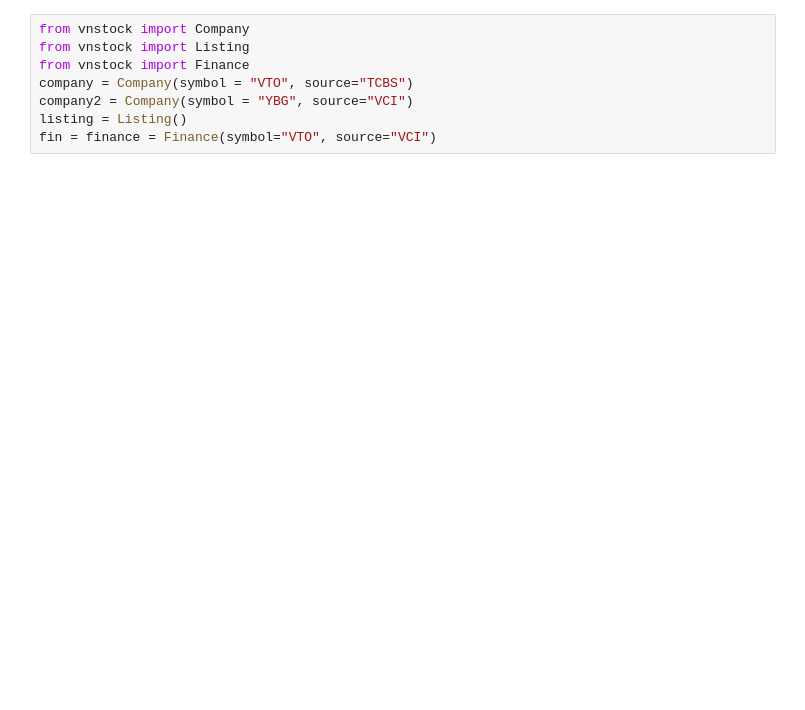
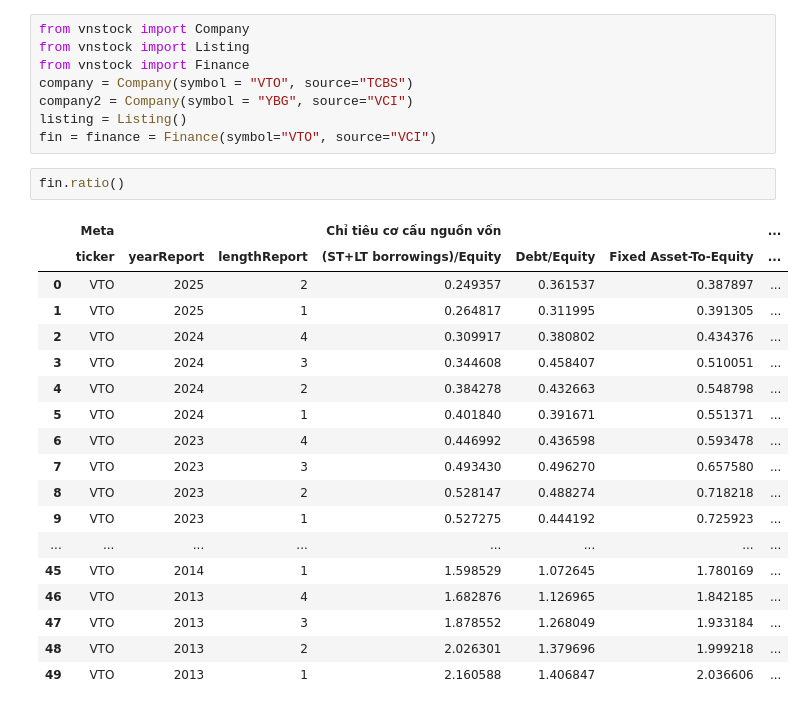
Before and after one commit to tohieu1603/pynews, a Jupyter notebook: readme.ipynb, the cells around one changed output. Saved outputs shown, nothing was run; the diff lists cells and outputs as text; blank space fills up the shorter version.

```diff
--- a/readme.ipynb
+++ b/readme.ipynb
@@ -6,5 +6,26 @@ company = Company(symbol = "VTO", source="TCBS")
 company2 = Company(symbol = "YBG", source="VCI")
 listing = Listing()
 fin = finance = Finance(symbol="VTO", source="VCI")
+# %%
+fin.ratio()
+# %% [output]
+|  | Meta |  |  | Chỉ tiêu cơ cấu nguồn vốn |  |  | ... |
+|  | ticker | yearReport | lengthReport | (ST+LT borrowings)/Equity | Debt/Equity | Fixed Asset-To-Equity | ... |
+| 0 | VTO | 2025 | 2 | 0.249357 | 0.361537 | 0.387897 | ... |
+| 1 | VTO | 2025 | 1 | 0.264817 | 0.311995 | 0.391305 | ... |
+| 2 | VTO | 2024 | 4 | 0.309917 | 0.380802 | 0.434376 | ... |
+| 3 | VTO | 2024 | 3 | 0.344608 | 0.458407 | 0.510051 | ... |
+| 4 | VTO | 2024 | 2 | 0.384278 | 0.432663 | 0.548798 | ... |
+| 5 | VTO | 2024 | 1 | 0.401840 | 0.391671 | 0.551371 | ... |
+| 6 | VTO | 2023 | 4 | 0.446992 | 0.436598 | 0.593478 | ... |
+| 7 | VTO | 2023 | 3 | 0.493430 | 0.496270 | 0.657580 | ... |
+| 8 | VTO | 2023 | 2 | 0.528147 | 0.488274 | 0.718218 | ... |
+| 9 | VTO | 2023 | 1 | 0.527275 | 0.444192 | 0.725923 | ... |
+| ... | ... | ... | ... | ... | ... | ... | ... |
+| 45 | VTO | 2014 | 1 | 1.598529 | 1.072645 | 1.780169 | ... |
+| 46 | VTO | 2013 | 4 | 1.682876 | 1.126965 | 1.842185 | ... |
+| 47 | VTO | 2013 | 3 | 1.878552 | 1.268049 | 1.933184 | ... |
+| 48 | VTO | 2013 | 2 | 2.026301 | 1.379696 | 1.999218 | ... |
+| 49 | VTO | 2013 | 1 | 2.160588 | 1.406847 | 2.036606 | ... |
 # %%
 import pandas as pd
```
Also changed, not shown: parts of 9 cells of this notebook, 8 other files.
